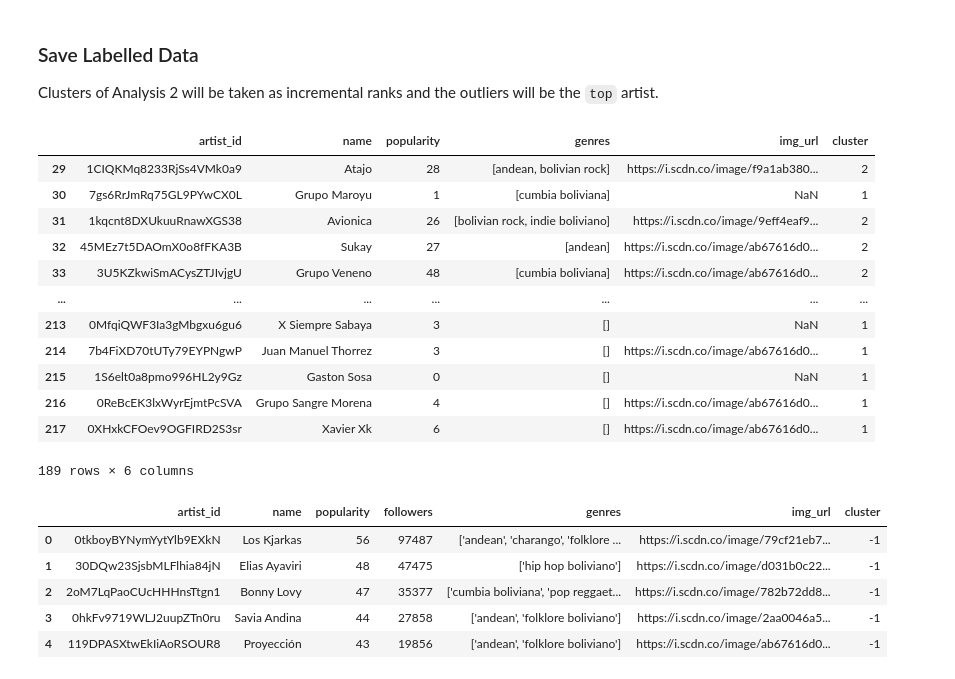
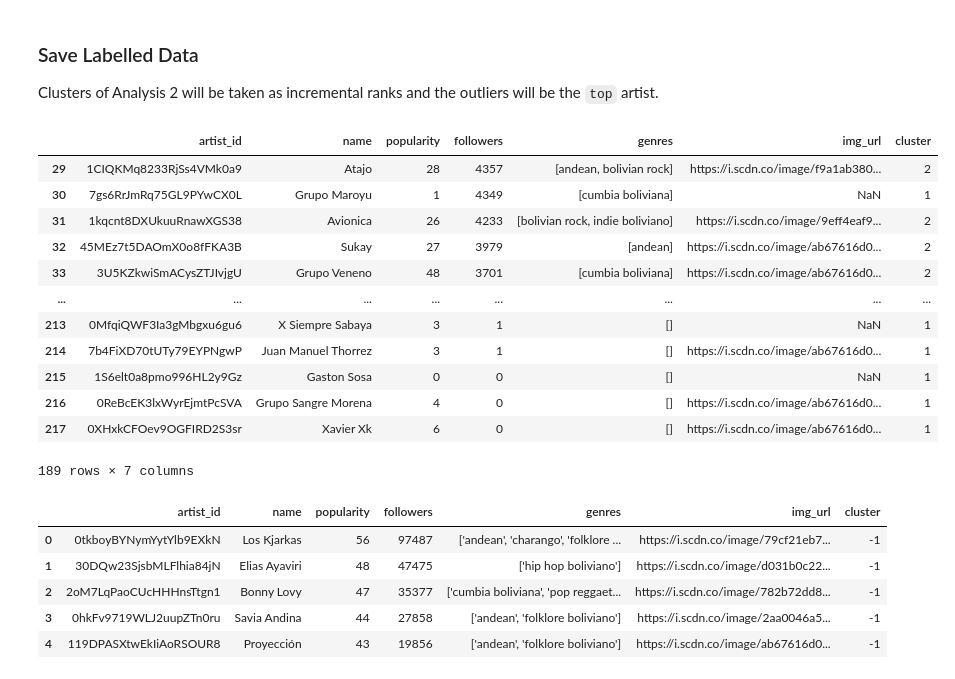
Before and after one commit to leanguardia/bolivian-music, a Jupyter notebook: Capstone-Project.ipynb, the cells around one changed output. Cells and saved outputs as stored; diff of their text form; code cells hidden in the pictures.

```diff
--- a/Capstone-Project.ipynb
+++ b/Capstone-Project.ipynb
@@ -619,22 +619,22 @@ The previous data might help finding non-obvious groups such as new, traditional
 Clusters of Analysis 2 will be taken as incremental ranks and the outliers will be the `top` artist.
 # %%
 labelled = df_clusters_2.copy() # Analysis 2
-labelled = labelled[['artist_id', 'name', 'popularity', 'genres', 'img_url', 'cluster']]
+labelled = labelled[['artist_id', 'name', 'popularity', 'followers', 'genres', 'img_url', 'cluster']]
 labelled
 # %% [output]
-|  | artist_id | name | popularity | genres | img_url | cluster |
-| 29 | 1CIQKMq8233RjSs4VMk0a9 | Atajo | 28 | [andean, bolivian rock] | https://i.scdn.co/image/f9a1ab380... | 2 |
-| 30 | 7gs6RrJmRq75GL9PYwCX0L | Grupo Maroyu | 1 | [cumbia boliviana] | NaN | 1 |
-| 31 | 1kqcnt8DXUkuuRnawXGS38 | Avionica | 26 | [bolivian rock, indie boliviano] | https://i.scdn.co/image/9eff4eaf9... | 2 |
-| 32 | 45MEz7t5DAOmX0o8fFKA3B | Sukay | 27 | [andean] | https://i.scdn.co/image/ab67616d0... | 2 |
-| 33 | 3U5KZkwiSmACysZTJIvjgU | Grupo Veneno | 48 | [cumbia boliviana] | https://i.scdn.co/image/ab67616d0... | 2 |
-| ... | ... | ... | ... | ... | ... | ... |
-| 213 | 0MfqiQWF3Ia3gMbgxu6gu6 | X Siempre Sabaya | 3 | [] | NaN | 1 |
-| 214 | 7b4FiXD70tUTy79EYPNgwP | Juan Manuel Thorrez | 3 | [] | https://i.scdn.co/image/ab67616d0... | 1 |
-| 215 | 1S6elt0a8pmo996HL2y9Gz | Gaston Sosa | 0 | [] | NaN | 1 |
-| 216 | 0ReBcEK3lxWyrEjmtPcSVA | Grupo Sangre Morena | 4 | [] | https://i.scdn.co/image/ab67616d0... | 1 |
-| 217 | 0XHxkCFOev9OGFIRD2S3sr | Xavier Xk | 6 | [] | https://i.scdn.co/image/ab67616d0... | 1 |
+|  | artist_id | name | popularity | followers | genres | img_url | cluster |
+| 29 | 1CIQKMq8233RjSs4VMk0a9 | Atajo | 28 | 4357 | [andean, bolivian rock] | https://i.scdn.co/image/f9a1ab380... | 2 |
+| 30 | 7gs6RrJmRq75GL9PYwCX0L | Grupo Maroyu | 1 | 4349 | [cumbia boliviana] | NaN | 1 |
+| 31 | 1kqcnt8DXUkuuRnawXGS38 | Avionica | 26 | 4233 | [bolivian rock, indie boliviano] | https://i.scdn.co/image/9eff4eaf9... | 2 |
+| 32 | 45MEz7t5DAOmX0o8fFKA3B | Sukay | 27 | 3979 | [andean] | https://i.scdn.co/image/ab67616d0... | 2 |
+| 33 | 3U5KZkwiSmACysZTJIvjgU | Grupo Veneno | 48 | 3701 | [cumbia boliviana] | https://i.scdn.co/image/ab67616d0... | 2 |
+| ... | ... | ... | ... | ... | ... | ... | ... |
+| 213 | 0MfqiQWF3Ia3gMbgxu6gu6 | X Siempre Sabaya | 3 | 1 | [] | NaN | 1 |
+| 214 | 7b4FiXD70tUTy79EYPNgwP | Juan Manuel Thorrez | 3 | 1 | [] | https://i.scdn.co/image/ab67616d0... | 1 |
+| 215 | 1S6elt0a8pmo996HL2y9Gz | Gaston Sosa | 0 | 0 | [] | NaN | 1 |
+| 216 | 0ReBcEK3lxWyrEjmtPcSVA | Grupo Sangre Morena | 4 | 0 | [] | https://i.scdn.co/image/ab67616d0... | 1 |
+| 217 | 0XHxkCFOev9OGFIRD2S3sr | Xavier Xk | 6 | 0 | [] | https://i.scdn.co/image/ab67616d0... | 1 |
-189 rows × 6 columns
+189 rows × 7 columns
 # %%
 outliers.loc[:, 'cluster'] = -1
 outliers.head()
```
Also changed, not shown: parts of 5 cells of this notebook, 1 other file.
